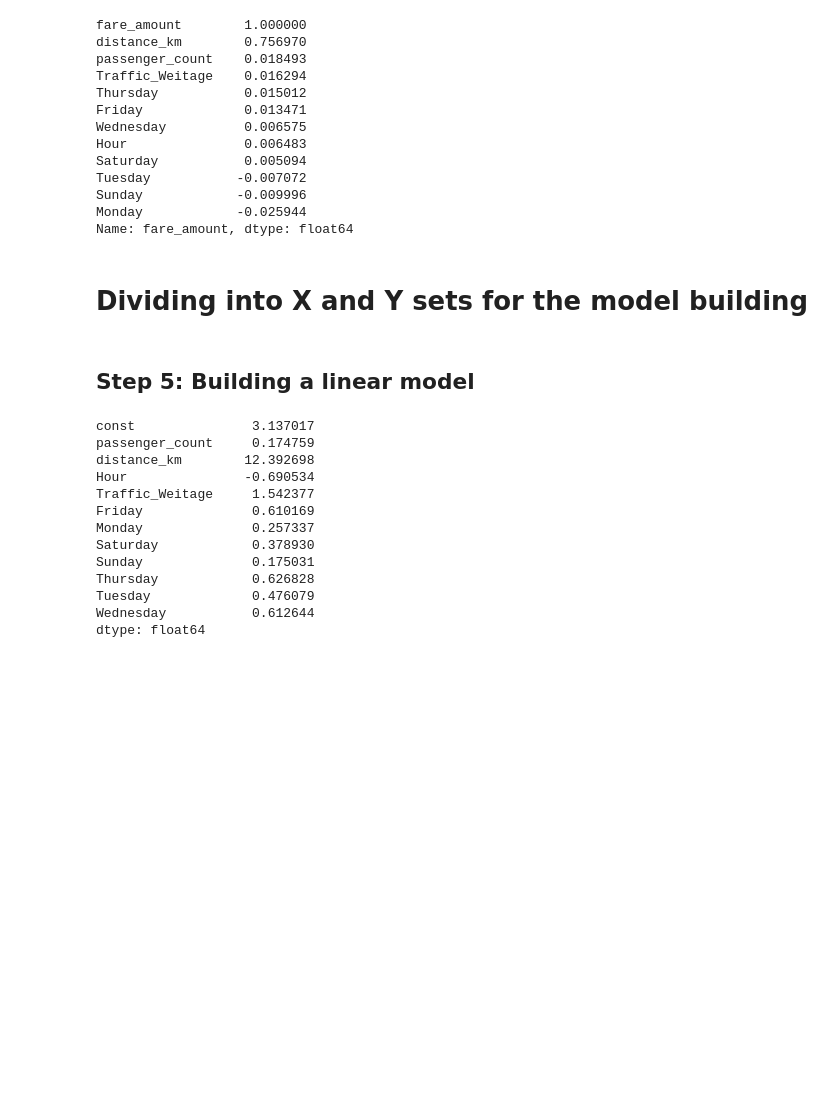
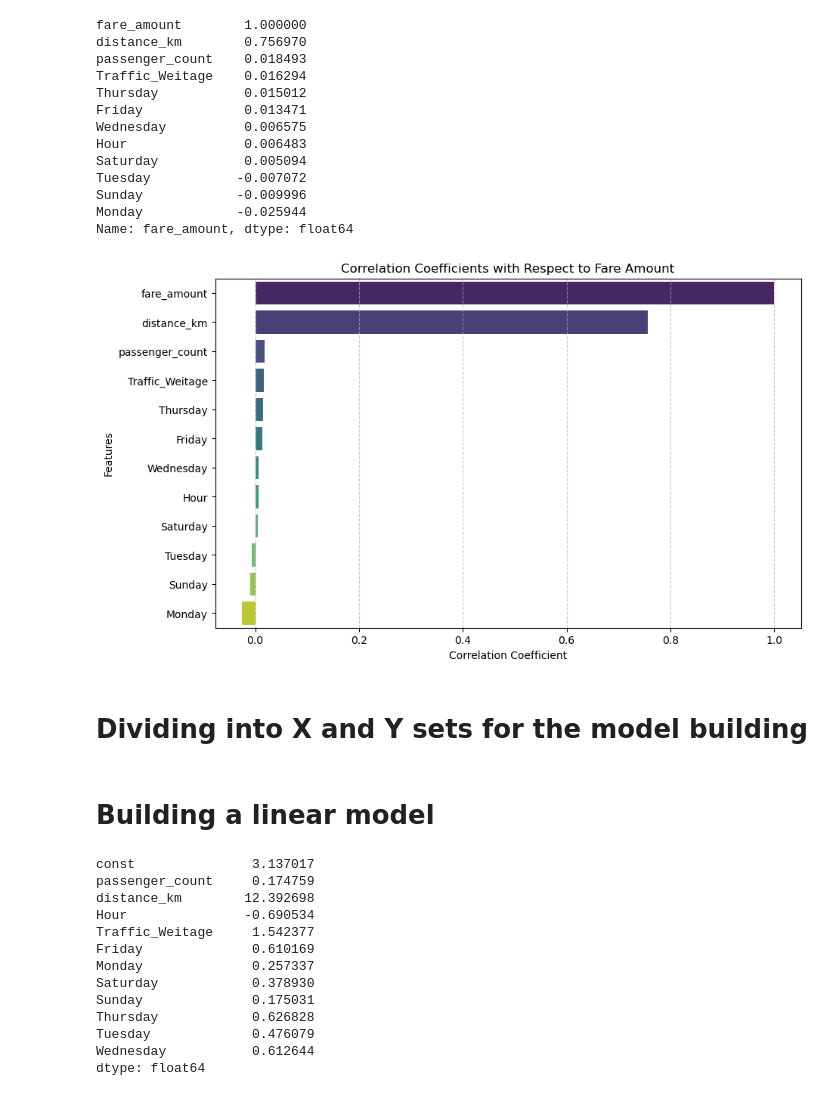
Before and after one commit to diganthrai/uber_fare_price, a Jupyter notebook: uber model.ipynb, the cells around one changed output. Drawn from its saved outputs; the diff is of its cells as text; code cells hidden in the pictures; blank space fills up the shorter version.

```diff
--- a/uber model.ipynb
+++ b/uber model.ipynb
@@ -563,6 +565,23 @@ Tuesday           -0.007072
 Sunday            -0.009996
 Monday            -0.025944
 Name: fare_amount, dtype: float64
+# %%
+# Compute the correlation matrix
+correlation_matrix = df_train.corr()
+
+# Sort correlation coefficients with respect to the target variable (fare_amount)
+sorted_correlation = correlation_matrix['fare_amount'].sort_values(ascending=False)
+
+# Plot correlation coefficients
+plt.figure(figsize=(10, 6))
+sns.barplot(x=sorted_correlation.values, y=sorted_correlation.index, palette='viridis')
+plt.title('Correlation Coefficients with Respect to Fare Amount')
+plt.xlabel('Correlation Coefficient')
+plt.ylabel('Features')
+plt.grid(axis='x', linestyle='--', alpha=0.7)
+plt.show()
+# %% [output]
+[figure, added]
 # %% [markdown]
 # Dividing into X and Y sets for the model building
 # %%
@@ -572,7 +591,7 @@ X_train = df_train
 y_test = df_test.pop('fare_amount')
 X_test = df_test
 # %% [markdown]
-## Step 5: Building a linear model
+# Building a linear model
 # %%
 import statsmodels.api as sm
 
```
Also changed, not shown: parts of 17 cells of this notebook, 1 other file.
